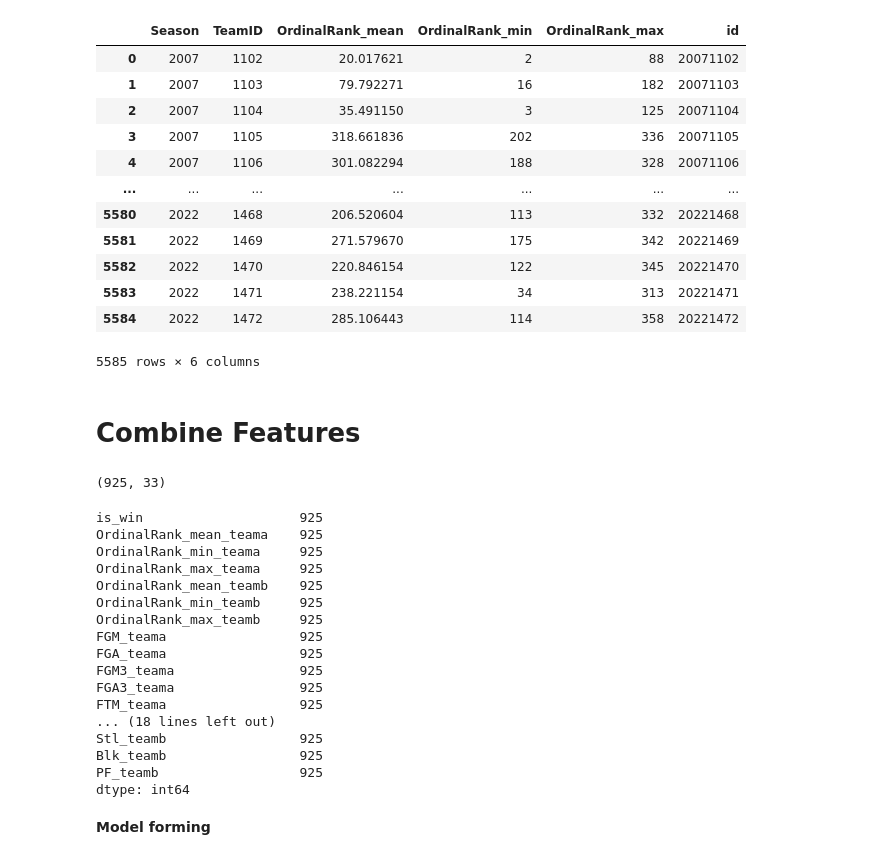
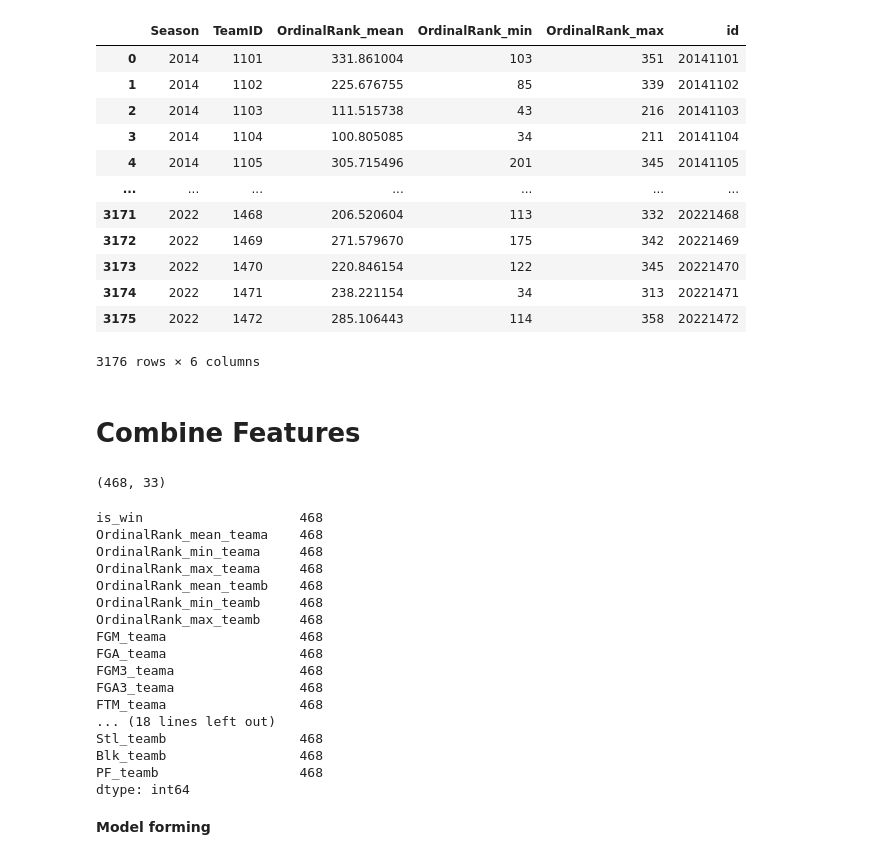
Before and after one commit to racruz25/group_project, a Jupyter notebook: Random_Forest_Model.ipynb, the cells around one changed output. Saved outputs shown, nothing was run; the diff lists cells and outputs as text; code cells hidden in the pictures.

```diff
--- a/Random_Forest_Model.ipynb
+++ b/Random_Forest_Model.ipynb
@@ -183,30 +173,33 @@ reg_season_stats.head()
 # %%
-# Read in Massey Rankings up to day 128 - Shows Teams and Massey Rankings by day in the 2003-2010 seasons
+# Read in Massey Rankings up to day 128 - Shows Teams and Massey Rankings by day in the 2003-2022 seasons
 
 ranks = pd.read_csv(files[3])
-ranks = ranks[ranks['Season'] >= 2007].reset_index(drop=True)
 
+# ['RankingDayNum'] == 133 - Because we only want Rankings leading up to the tournament
+
+ranks = ranks[ranks['Season'] >= 2014].reset_index(drop=True)
+#ranks = ranks[ranks['RankingDayNum'] == 133].reset_index(drop=True)
 
 aggregate_ranks = ranks.groupby(['Season', 'TeamID']).agg({'OrdinalRank': ['mean', 'min', 'max']})
 aggregate_ranks.columns = ['_'.join(col) for col in aggregate_ranks.columns]
 
 massey_Ranks = aggregate_ranks.reset_index()
 massey_Ranks['id'] = massey_Ranks.Season.astype(str) + massey_Ranks.TeamID.astype(str)
 massey_Ranks
 # %% [output]
 |  | Season | TeamID | OrdinalRank_mean | OrdinalRank_min | OrdinalRank_max | id |
-| 0 | 2007 | 1102 | 20.017621 | 2 | 88 | 20071102 |
-| 1 | 2007 | 1103 | 79.792271 | 16 | 182 | 20071103 |
-| 2 | 2007 | 1104 | 35.491150 | 3 | 125 | 20071104 |
-| 3 | 2007 | 1105 | 318.661836 | 202 | 336 | 20071105 |
-| 4 | 2007 | 1106 | 301.082294 | 188 | 328 | 20071106 |
+| 0 | 2014 | 1101 | 331.861004 | 103 | 351 | 20141101 |
+| 1 | 2014 | 1102 | 225.676755 | 85 | 339 | 20141102 |
+| 2 | 2014 | 1103 | 111.515738 | 43 | 216 | 20141103 |
+| 3 | 2014 | 1104 | 100.805085 | 34 | 211 | 20141104 |
+| 4 | 2014 | 1105 | 305.715496 | 201 | 345 | 20141105 |
 | ... | ... | ... | ... | ... | ... | ... |
-| 5580 | 2022 | 1468 | 206.520604 | 113 | 332 | 20221468 |
-| 5581 | 2022 | 1469 | 271.579670 | 175 | 342 | 20221469 |
-| 5582 | 2022 | 1470 | 220.846154 | 122 | 345 | 20221470 |
-| 5583 | 2022 | 1471 | 238.221154 | 34 | 313 | 20221471 |
-| 5584 | 2022 | 1472 | 285.106443 | 114 | 358 | 20221472 |
+| 3171 | 2022 | 1468 | 206.520604 | 113 | 332 | 20221468 |
+| 3172 | 2022 | 1469 | 271.579670 | 175 | 342 | 20221469 |
+| 3173 | 2022 | 1470 | 220.846154 | 122 | 345 | 20221470 |
+| 3174 | 2022 | 1471 | 238.221154 | 34 | 313 | 20221471 |
+| 3175 | 2022 | 1472 | 285.106443 | 114 | 358 | 20221472 |
-5585 rows × 6 columns
+3176 rows × 6 columns
 # %%
 # # 9) Extract tourney data
 
@@ -224,7 +217,7 @@ def is_winning(wteam, lteam):
 
 
 march_tourney = pd.read_csv(files[1])
-march_tourney = march_tourney[march_tourney['Season'] >= 2005].reset_index(drop=True)
+march_tourney = march_tourney[march_tourney['Season'] >= 2014].reset_index(drop=True)
 
 train = march_tourney
 
@@ -244,26 +237,26 @@ train = train.drop(['DayNum', 'WTeamID', 'LTeamID', 'NumOT', 'Season', 'WLoc'],
 print(train.shape)
 train.count()
 # %% [output]
-(925, 33)
+(468, 33)
-is_win                    925
-OrdinalRank_mean_teama    925
-OrdinalRank_min_teama     925
-OrdinalRank_max_teama     925
-OrdinalRank_mean_teamb    925
-OrdinalRank_min_teamb     925
-OrdinalRank_max_teamb     925
-FGM_teama                 925
-FGA_teama                 925
-FGM3_teama                925
-FGA3_teama                925
-FTM_teama                 925
+is_win                    468
+OrdinalRank_mean_teama    468
+OrdinalRank_min_teama     468
+OrdinalRank_max_teama     468
+OrdinalRank_mean_teamb    468
+OrdinalRank_min_teamb     468
+OrdinalRank_max_teamb     468
+FGM_teama                 468
+FGA_teama                 468
+FGM3_teama                468
+FGA3_teama                468
+FTM_teama                 468
 ... (18 lines left out)
-Stl_teamb                 925
-Blk_teamb                 925
-PF_teamb                  925
+Stl_teamb                 468
+Blk_teamb                 468
+PF_teamb                  468
 dtype: int64
-# %% [markdown]
-**Model forming**
+# %% [markdown]
+**Model forming**
 # %%
 from sklearn.model_selection import train_test_split
 from sklearn.ensemble import RandomForestClassifier
```
Also changed, not shown: parts of 17 cells of this notebook.
